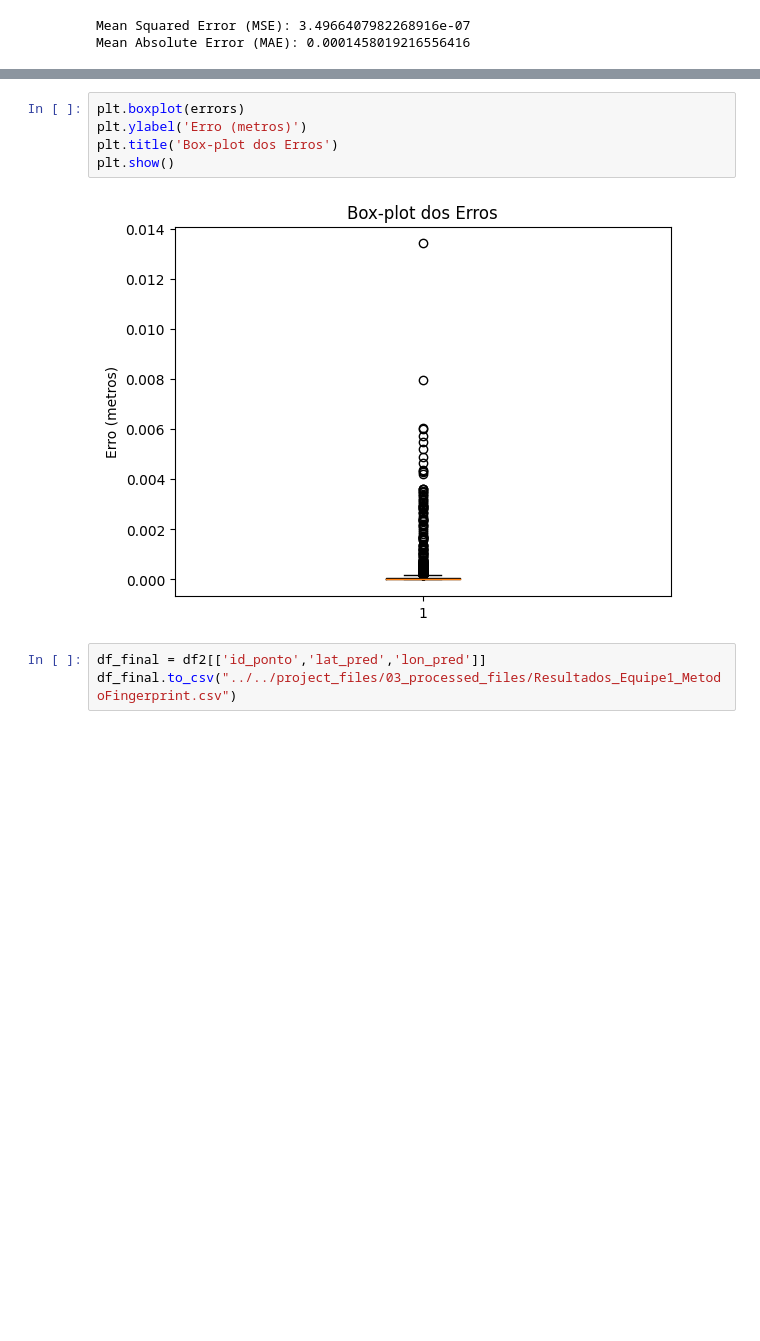
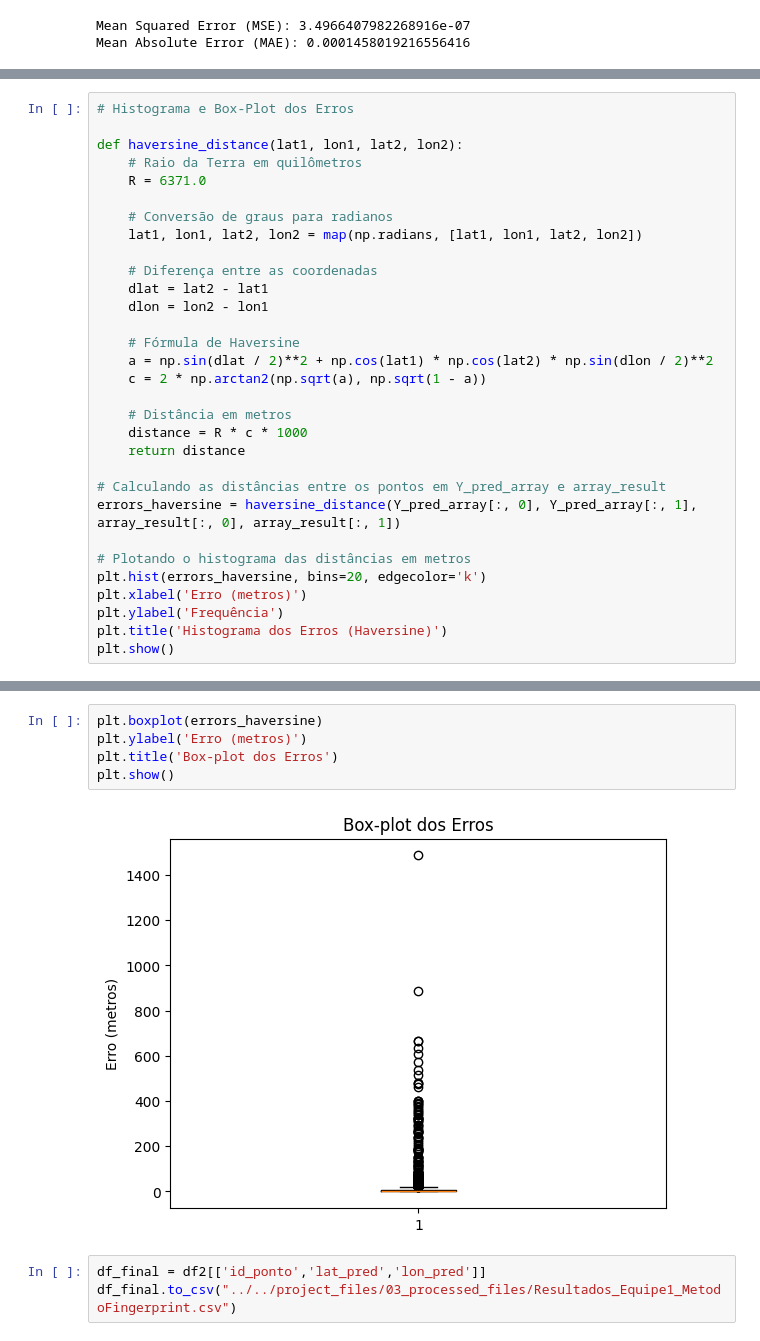
Before and after one commit to hlaff147/ES-290-Comunicacoes-Moveis, a Jupyter notebook: localization_techniques/fingerprint/fingerprint.ipynb, the cells around one changed output, grey strips where cells are left out. Saved outputs shown, nothing was run; the diff lists cells and outputs as text; blank space fills up the shorter version.

Commit message:
ajusta histograma de erros

```diff
--- a/localization_techniques/fingerprint/fingerprint.ipynb
+++ b/localization_techniques/fingerprint/fingerprint.ipynb
@@ -192,0 +183,31 @@ plt.show()
+# %%
+# Histograma e Box-Plot dos Erros
+
+def haversine_distance(lat1, lon1, lat2, lon2):
+    # Raio da Terra em quilômetros
+    R = 6371.0
+
+    # Conversão de graus para radianos
+    lat1, lon1, lat2, lon2 = map(np.radians, [lat1, lon1, lat2, lon2])
+
+    # Diferença entre as coordenadas
+    dlat = lat2 - lat1
+    dlon = lon2 - lon1
+
+    # Fórmula de Haversine
+    a = np.sin(dlat / 2)**2 + np.cos(lat1) * np.cos(lat2) * np.sin(dlon / 2)**2
+    c = 2 * np.arctan2(np.sqrt(a), np.sqrt(1 - a))
+
+    # Distância em metros
+    distance = R * c * 1000
+    return distance
+
+# Calculando as distâncias entre os pontos em Y_pred_array e array_result
+errors_haversine = haversine_distance(Y_pred_array[:, 0], Y_pred_array[:, 1], array_result[:, 0], array_result[:, 1])
+
+# Plotando o histograma das distâncias em metros
+plt.hist(errors_haversine, bins=20, edgecolor='k')
+plt.xlabel('Erro (metros)')
+plt.ylabel('Frequência')
+plt.title('Histograma dos Erros (Haversine)')
+plt.show()
@@ -193,10 +216,10 @@ plt.show()
 # %%
-plt.boxplot(errors)
+plt.boxplot(errors_haversine)
 plt.ylabel('Erro (metros)')
 plt.title('Box-plot dos Erros')
 plt.show()
 # %% [output]
-[figure, old version]
+[figure, new version]
 # %%
 df_final = df2[['id_ponto','lat_pred','lon_pred']]
 df_final.to_csv("../../project_files/03_processed_files/Resultados_Equipe1_MetodoFingerprint.csv")
```
Also changed, not shown: parts of 3 cells of this notebook, 1 other file.
